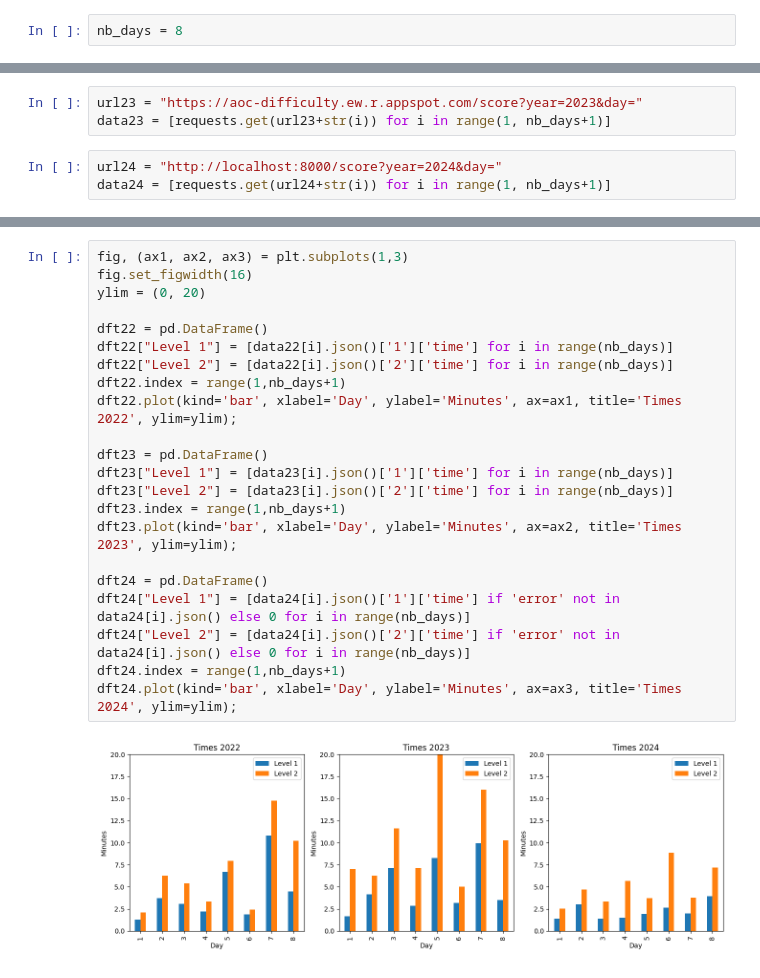
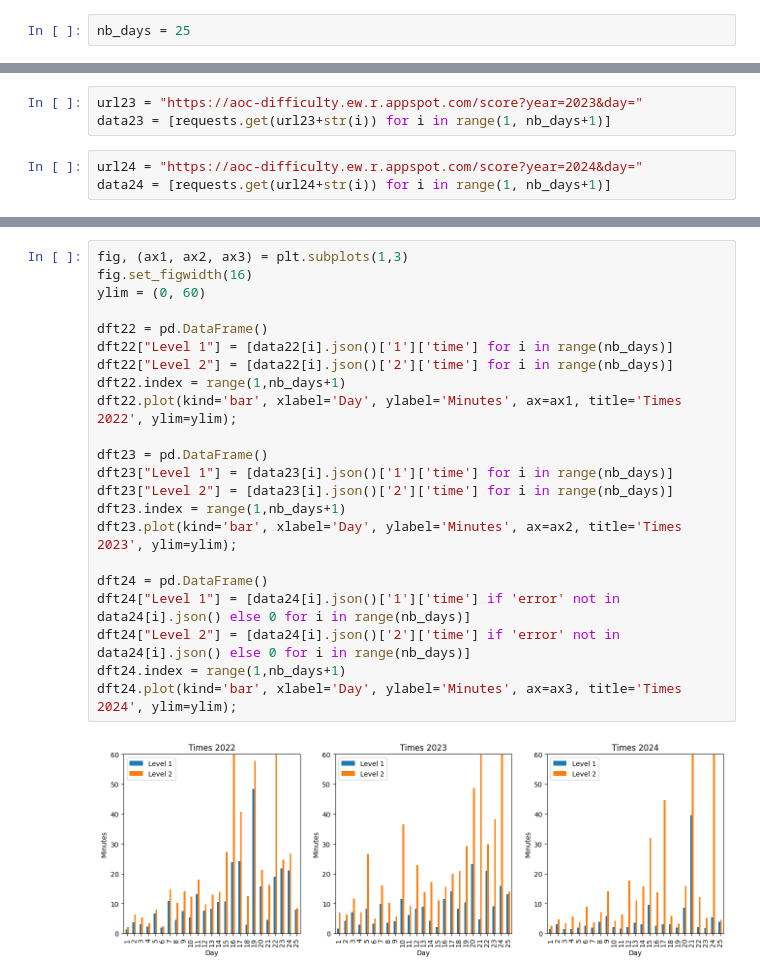
Before and after one commit to julesvanrie/aoc-difficulty, a Jupyter notebook: notebooks/chart_difficulty.ipynb, the cells around one changed output, grey strips where cells are left out. Cells and saved outputs as stored; diff of their text form.

```diff
--- a/notebooks/chart_difficulty.ipynb
+++ b/notebooks/chart_difficulty.ipynb
@@ -1,5 +1,5 @@
 # %%
-nb_days = 8
+nb_days = 25
 # %%
 import requests
 import pandas as pd
@@ -11,5 +11,5 @@ data22 = [requests.get(url22+str(i)) for i in range(1, nb_days+1)]
 url23 = "https://aoc-difficulty.ew.r.appspot.com/score?year=2023&day="
 data23 = [requests.get(url23+str(i)) for i in range(1, nb_days+1)]
 # %%
-url24 = "http://localhost:8000/score?year=2024&day="
+url24 = "https://aoc-difficulty.ew.r.appspot.com/score?year=2024&day="
 data24 = [requests.get(url24+str(i)) for i in range(1, nb_days+1)]
@@ -33,27 +16,27 @@ dfs.plot(kind='bar', xlabel='Day', ylabel='Score', ax=ax2, title='Scores (based
 # %%
 fig, (ax1, ax2, ax3) = plt.subplots(1,3)
 fig.set_figwidth(16)
-ylim = (0, 20)
+ylim = (0, 60)
 
 dft22 = pd.DataFrame()
 dft22["Level 1"] = [data22[i].json()['1']['time'] for i in range(nb_days)]
 dft22["Level 2"] = [data22[i].json()['2']['time'] for i in range(nb_days)]
 dft22.index = range(1,nb_days+1)
 dft22.plot(kind='bar', xlabel='Day', ylabel='Minutes', ax=ax1, title='Times 2022', ylim=ylim);
 
 dft23 = pd.DataFrame()
 dft23["Level 1"] = [data23[i].json()['1']['time'] for i in range(nb_days)]
 dft23["Level 2"] = [data23[i].json()['2']['time'] for i in range(nb_days)]
 dft23.index = range(1,nb_days+1)
 dft23.plot(kind='bar', xlabel='Day', ylabel='Minutes', ax=ax2, title='Times 2023', ylim=ylim);
 
 dft24 = pd.DataFrame()
 dft24["Level 1"] = [data24[i].json()['1']['time'] if 'error' not in data24[i].json() else 0 for i in range(nb_days)]
 dft24["Level 2"] = [data24[i].json()['2']['time'] if 'error' not in data24[i].json() else 0 for i in range(nb_days)]
 dft24.index = range(1,nb_days+1)
 dft24.plot(kind='bar', xlabel='Day', ylabel='Minutes', ax=ax3, title='Times 2024', ylim=ylim);
 # %% [output]
-[figure, old version]
+[figure, new version]
 # %%
 fig, (ax1, ax2, ax3) = plt.subplots(1,3)
 fig.set_figwidth(16)
```
Also changed, not shown: parts of 2 cells of this notebook.
